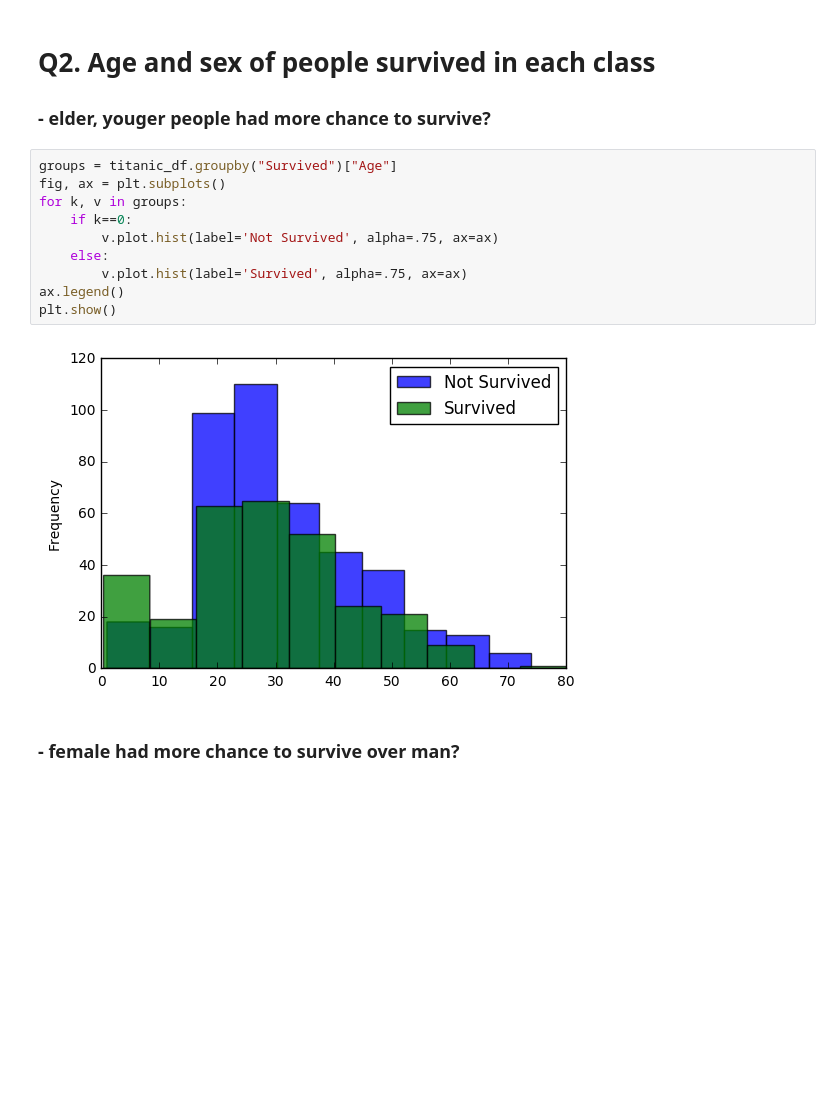
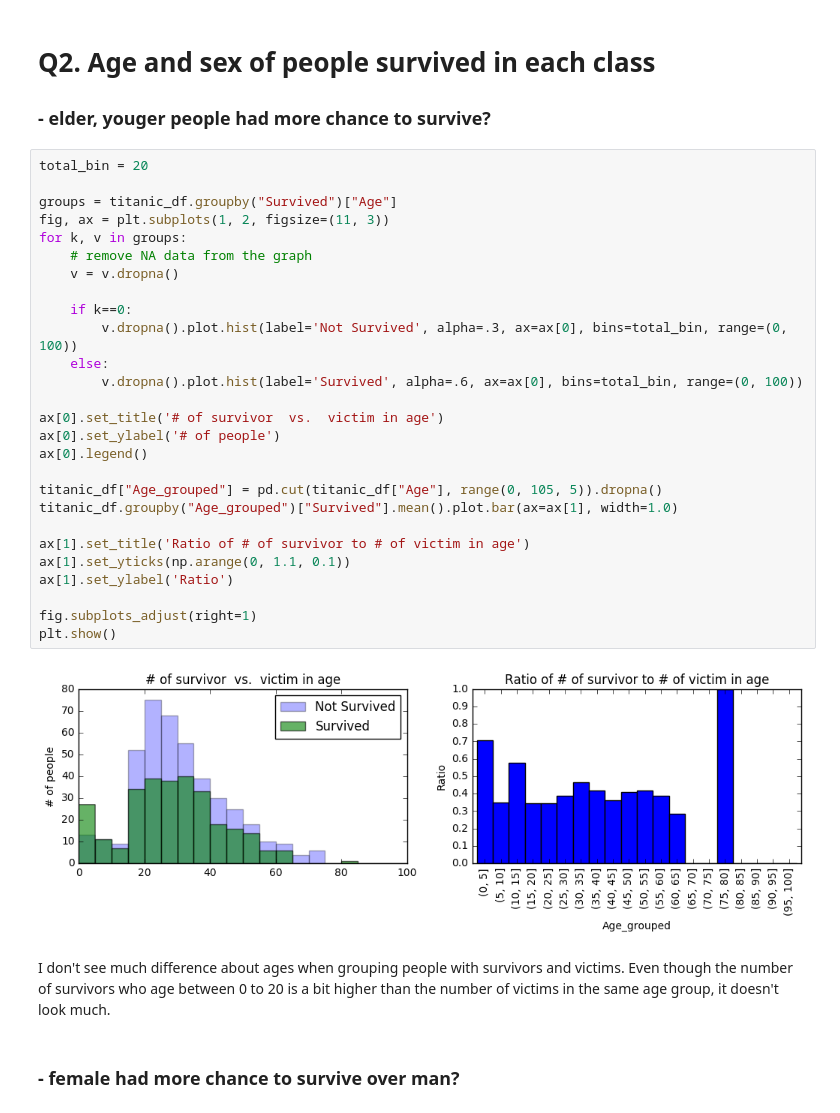
Before and after one commit to deep-diver/Data-Analysis-on-Titanic, a Jupyter notebook: titanic-analysis.ipynb, the cells around one changed output. Saved outputs shown, nothing was run; the diff lists cells and outputs as text; blank space fills up the shorter version.

```diff
--- a/titanic-analysis.ipynb
+++ b/titanic-analysis.ipynb
@@ -74,17 +74,37 @@ From the movie, Titanic, However, I remember crews tended to rescue elders, chil
 # %% [markdown]
 # Q2. Age and sex of people survived in each class
 ### - elder, youger people had more chance to survive?
-# %%
-groups = titanic_df.groupby("Survived")["Age"]
-fig, ax = plt.subplots()
-for k, v in groups:
-    if k==0:
-        v.plot.hist(label='Not Survived', alpha=.75, ax=ax)
-    else:
-        v.plot.hist(label='Survived', alpha=.75, ax=ax)
-ax.legend()
-plt.show()
-# %% [output]
-[figure, removed]
+# %%
+total_bin = 20
+
+groups = titanic_df.groupby("Survived")["Age"]
+fig, ax = plt.subplots(1, 2, figsize=(11, 3))
+for k, v in groups:
+    # remove NA data from the graph
+    v = v.dropna()
+
+    if k==0:
+        v.dropna().plot.hist(label='Not Survived', alpha=.3, ax=ax[0], bins=total_bin, range=(0, 100))
+    else:
+        v.dropna().plot.hist(label='Survived', alpha=.6, ax=ax[0], bins=total_bin, range=(0, 100))
+
+ax[0].set_title('# of survivor  vs.  victim in age')
+ax[0].set_ylabel('# of people')
+ax[0].legend()
+
+titanic_df["Age_grouped"] = pd.cut(titanic_df["Age"], range(0, 105, 5)).dropna()
+titanic_df.groupby("Age_grouped")["Survived"].mean().plot.bar(ax=ax[1], width=1.0)
+
+ax[1].set_title('Ratio of # of survivor to # of victim in age')
+ax[1].set_yticks(np.arange(0, 1.1, 0.1))
+ax[1].set_ylabel('Ratio')
+
+fig.subplots_adjust(right=1)
+plt.show()
+# %% [output]
+[figure, added]
+# %% [markdown]
+I don't see much difference about ages when grouping people with survivors and victims.
+Even though the number of survivors who age between 0 to 20 is a bit higher than the number of victims in the same age group, it doesn't look much.
 # %% [markdown]
 ### - female had more chance to survive over man?
```
Also changed, not shown: parts of 1 cell of this notebook.
